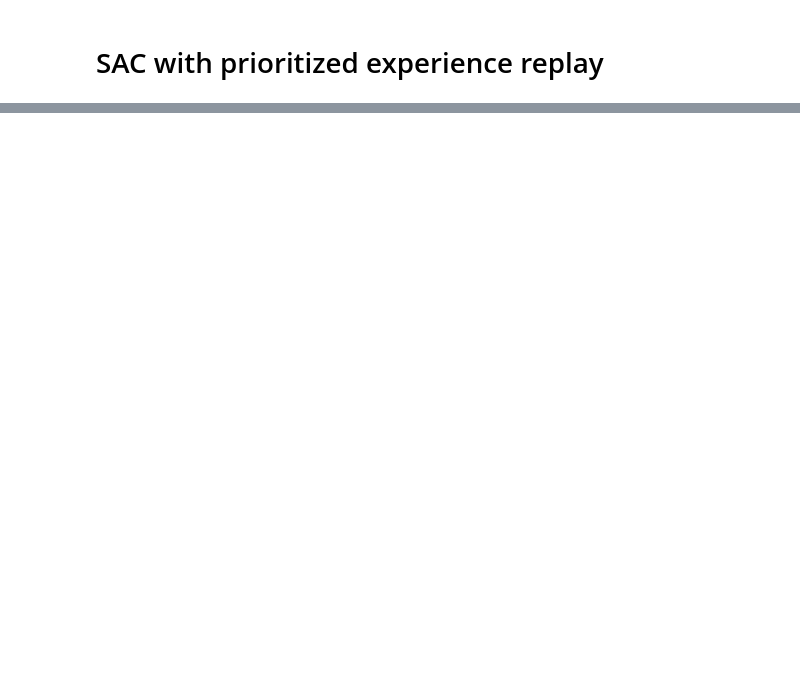
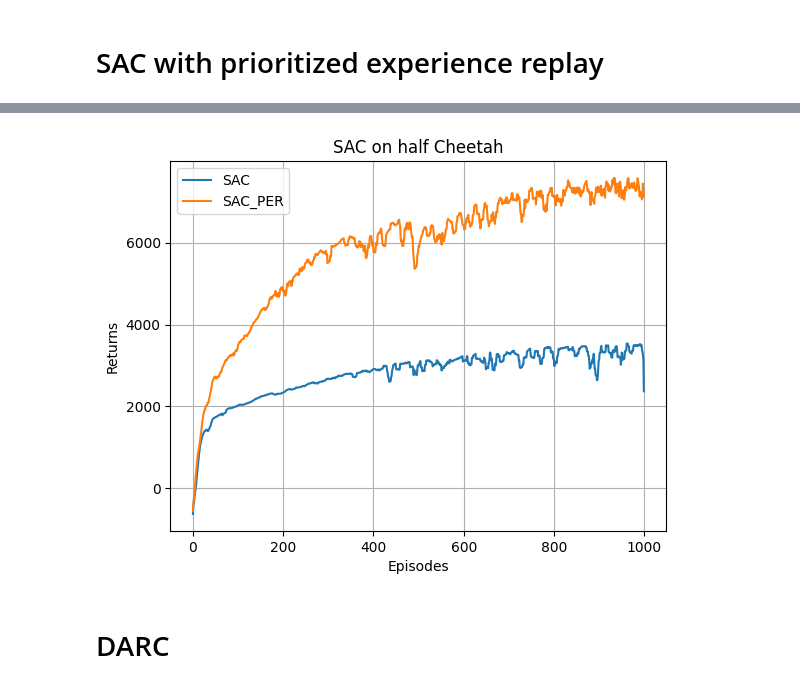
Before and after one commit to noMushroomw/SAC_imitation_learning, a Jupyter notebook: halfCheetah.ipynb, the cells around one changed output, grey strips where cells are left out. Saved outputs shown, nothing was run; the diff lists cells and outputs as text; code cells hidden in the pictures; blank space fills up the shorter version.

```diff
--- a/halfCheetah.ipynb
+++ b/halfCheetah.ipynb
@@ -79,0 +80,26 @@ np.save('halfCheetah_per_1000.npy', return_list_per)
+# %%
+return_list = ['1', '2', '3', '4', '5']
+SAC, SAC_per = [], []
+for i in return_list:
+    SAC.append(np.load('saved_data/reward_return/halfCheetah_{}.npy'.format(i)))
+    SAC_per.append(np.load('saved_data/reward_return/halfCheetah_per_{}.npy'.format(i)))
+
+SAC = np.array(SAC).mean(axis=0)
+SAC_per = np.array(SAC_per).mean(axis=0)
+
+
+smooth_return = util.smooth_figure(SAC, 9)
+smooth_return_per = util.smooth_figure(SAC_per, 9)
+episodes_list = list(range(len(smooth_return)))
+plt.plot(episodes_list, smooth_return)
+plt.plot(episodes_list, smooth_return_per)
+plt.xlabel('Episodes')
+plt.ylabel('Returns')
+plt.title('SAC on half Cheetah')
+plt.legend(['SAC', 'SAC_PER'])
+plt.grid()
+plt.show()
+# %% [output]
+[figure, added]
+# %% [markdown]
+# DARC
```
Also changed, not shown: parts of 5 cells of this notebook, 24 other files.
